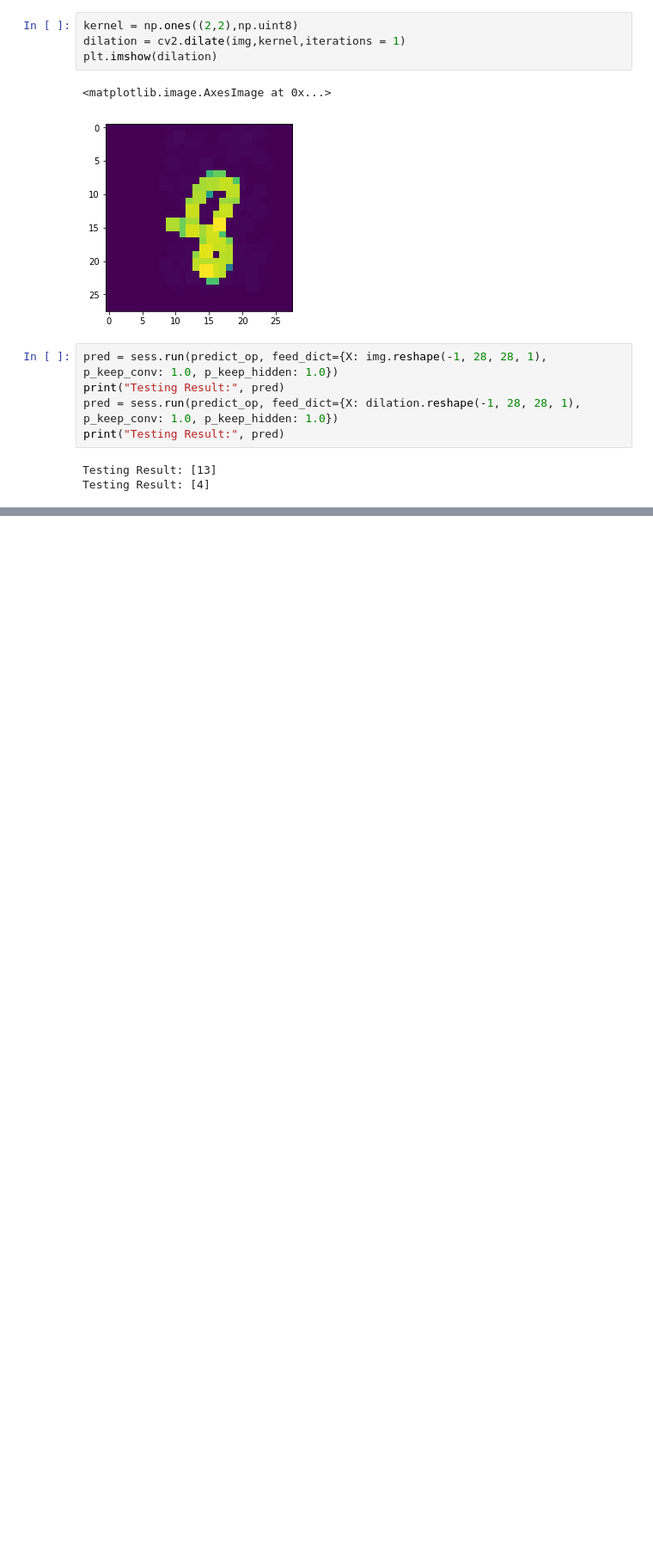
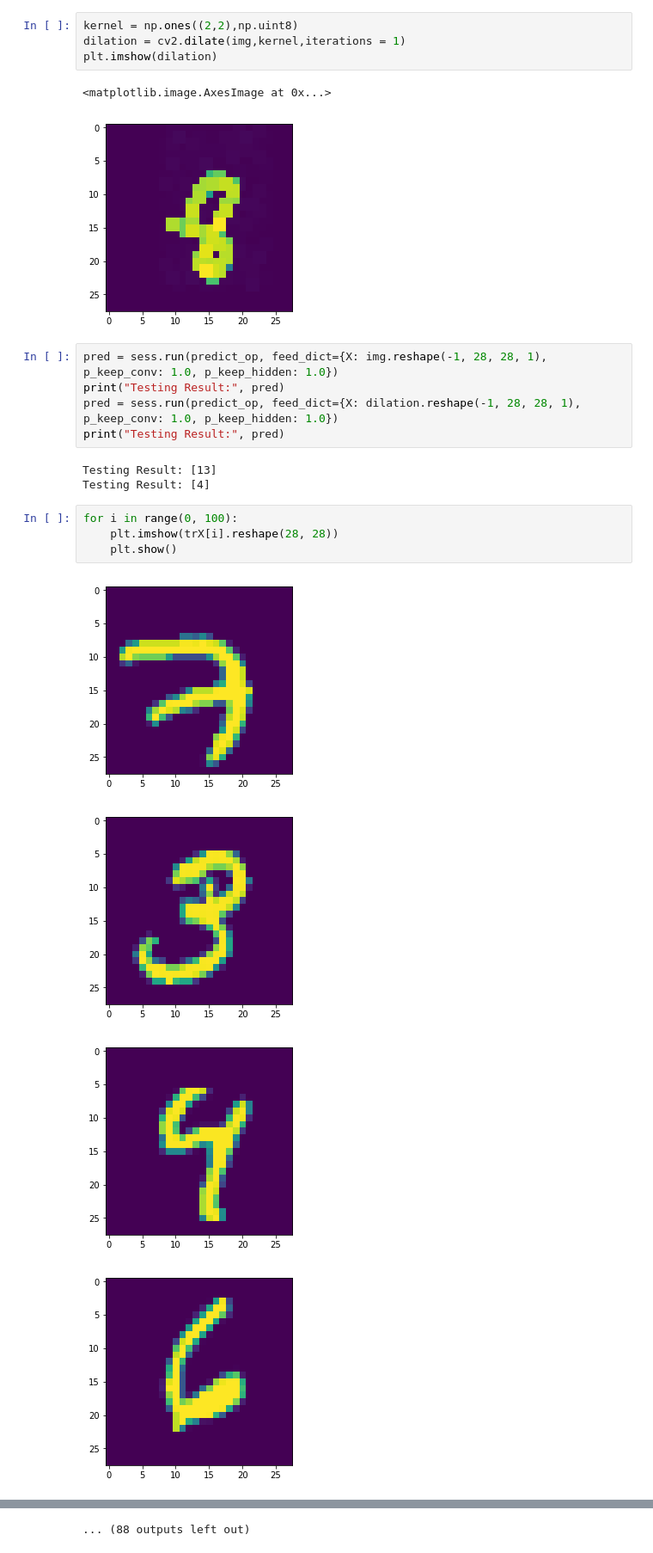
Before and after one commit to lianxiaolei/wonderful, a Jupyter notebook: notebook/test.ipynb, the cells around one changed output, grey strips where cells are left out. Shown: that part at 86% size. Saved outputs shown, nothing was run; the diff lists cells and outputs as text; blank space fills up the shorter version.

```diff
--- a/notebook/test.ipynb
+++ b/notebook/test.ipynb
@@ -143,3 +143,12 @@ print("Testing Result:", pred)
 # %% [output]
 Testing Result: [13]
 Testing Result: [4]
+# %%
+for i in range(0, 100):
+    plt.imshow(trX[i].reshape(28, 28))
+    plt.show()
+# %% [output]
+[figure, added]
+[figure, added]
+[figure, added]
+[figure, added]
@@ -145,0 +163 @@ Testing Result: [4]
+... (88 outputs left out)
```
Also changed, not shown: parts of 1 cell of this notebook.
